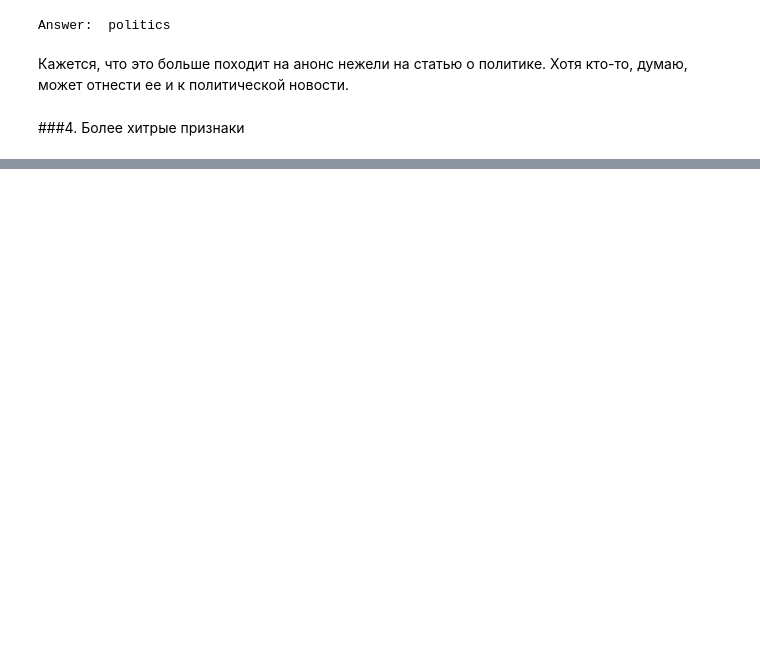
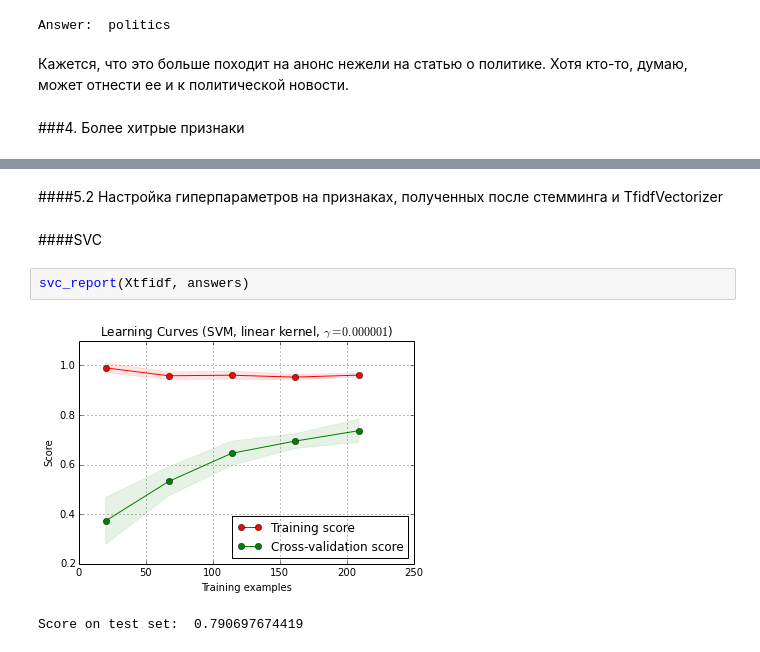
Before and after one commit to vitaly-emelianov/texts, a Jupyter notebook: news/rianews_classification.ipynb, the cells around one changed output, grey strips where cells are left out. Drawn from its saved outputs; the diff is of its cells as text; blank space fills up the shorter version.

```diff
--- a/news/rianews_classification.ipynb
+++ b/news/rianews_classification.ipynb
@@ -302,0 +449,9 @@ Quality:  0.759346971953
+# %% [markdown]
+####5.2 Настройка гиперпараметров на признаках, полученных после стемминга и TfidfVectorizer
+# %% [markdown]
+####SVC
+# %%
+svc_report(Xtfidf, answers)
+# %% [output]
+[figure, added]
+Score on test set:  0.790697674419
```
Also changed, not shown: parts of 49 cells of this notebook.
